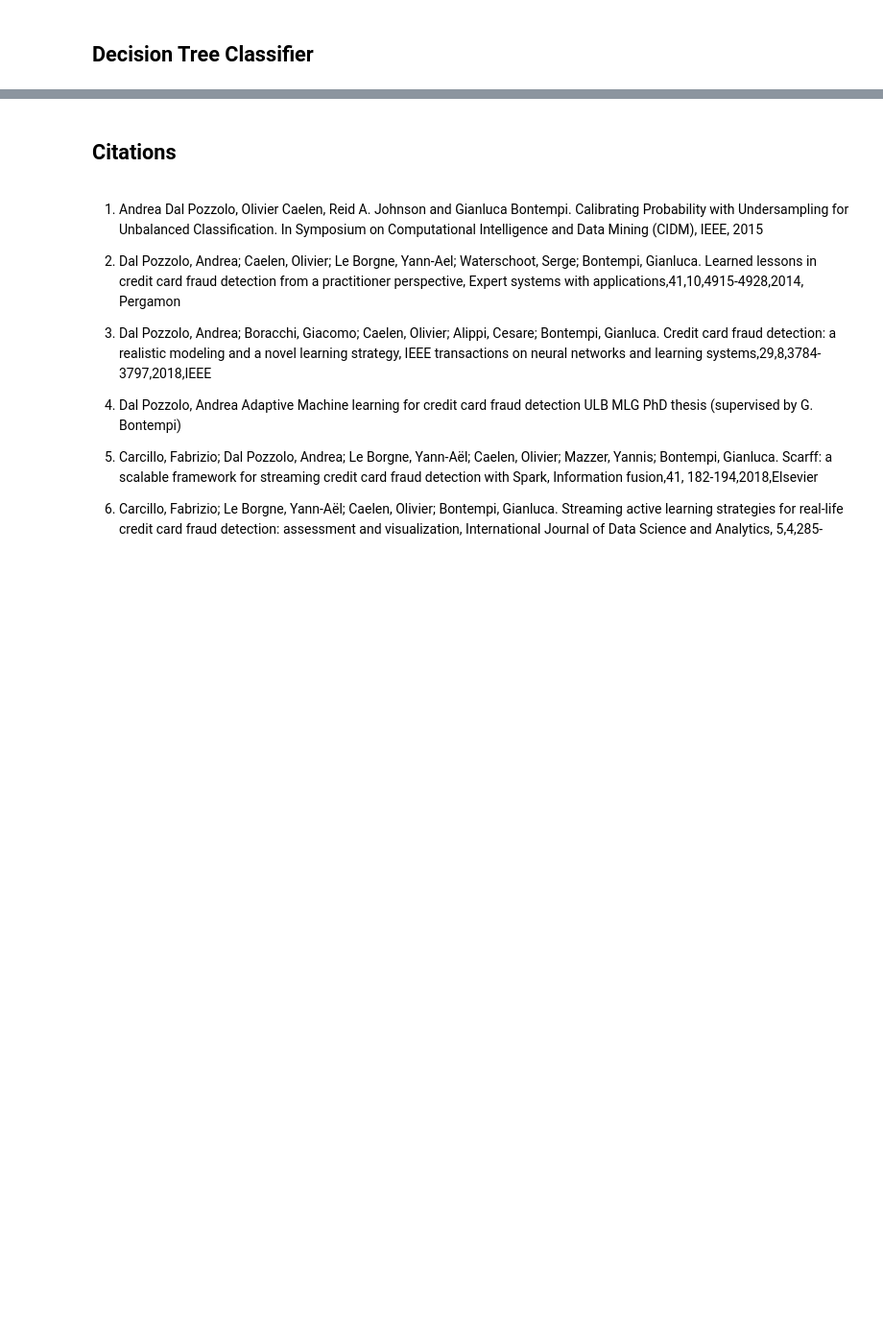
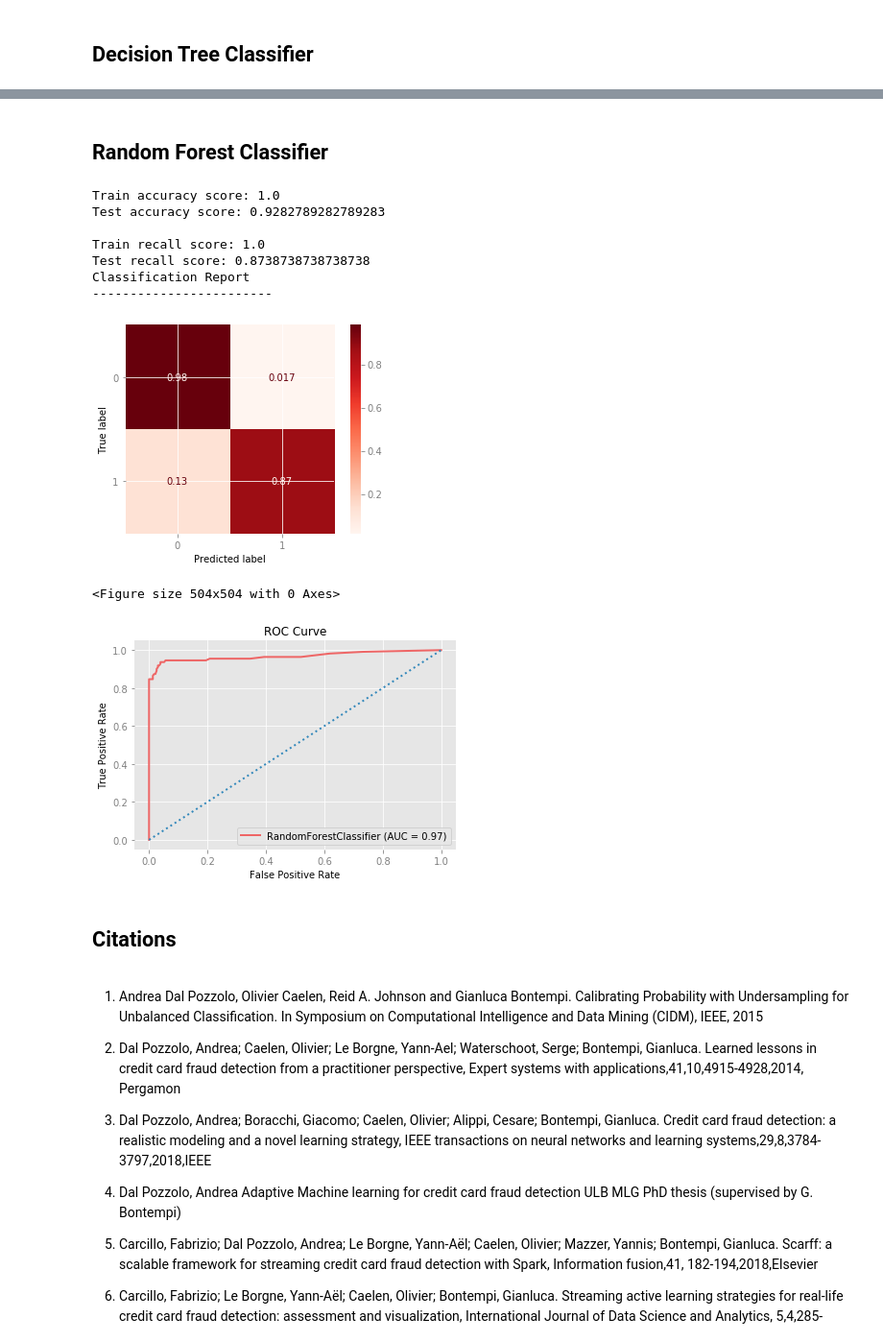
Before and after one commit to Lewis34cs/Credit_Card_Fraud_Detection, a Jupyter notebook: creditcard_fraud.ipynb, the cells around one changed output, grey strips where cells are left out. Shown at 96% size. Cells and saved outputs as stored; diff of their text form; code cells hidden in the pictures; blank space fills up the shorter version.

```diff
--- a/creditcard_fraud.ipynb
+++ b/creditcard_fraud.ipynb
@@ -353,0 +372,17 @@ Classification Report
+# %% [markdown]
+## Random Forest Classifier
+# %%
+forest = RandomForestClassifier()
+# %%
+evaluate_model(forest, X_train, y_train, X_test, y_test)
+# %% [output]
+Train accuracy score: 1.0
+Test accuracy score: 0.9282789282789283
+
+Train recall score: 1.0
+Test recall score: 0.8738738738738738
+Classification Report
+------------------------
+[figure, added]
+<Figure size 504x504 with 0 Axes>
+[figure, added]
```
Also changed, not shown: parts of 6 cells of this notebook.
